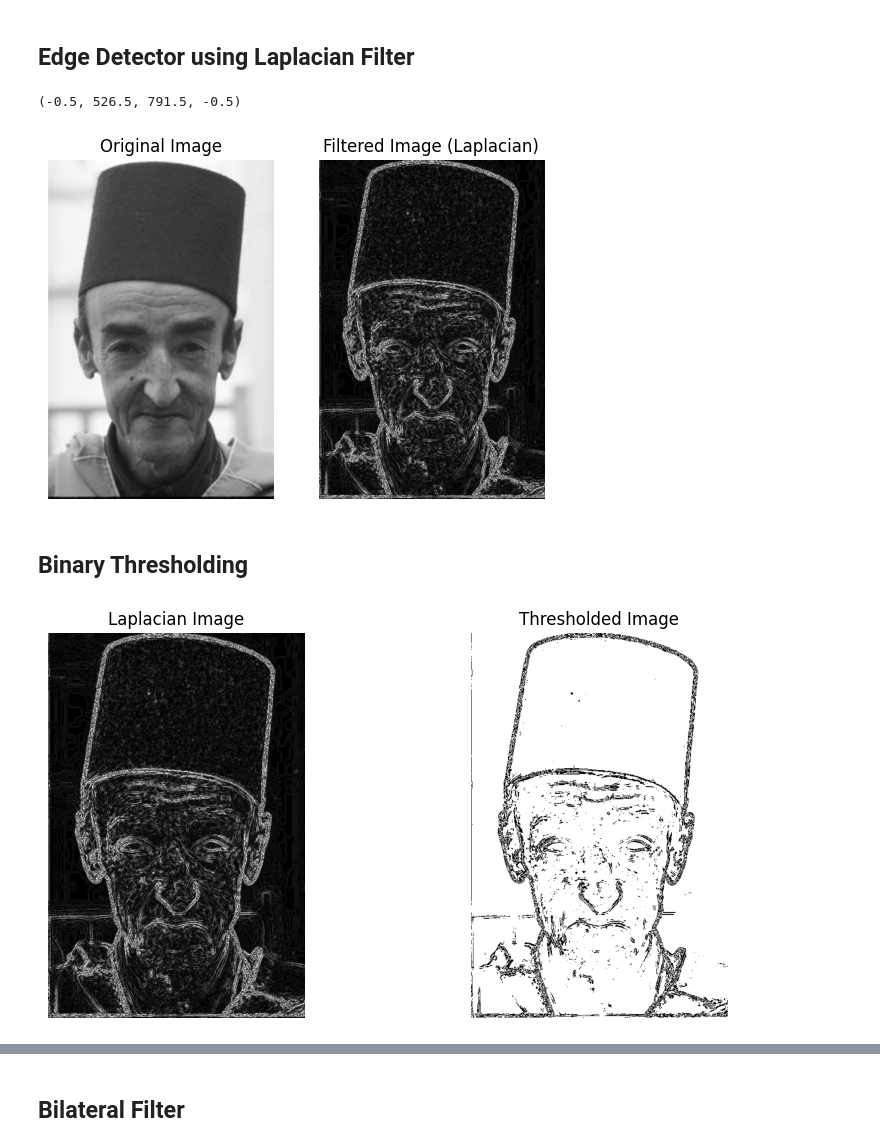
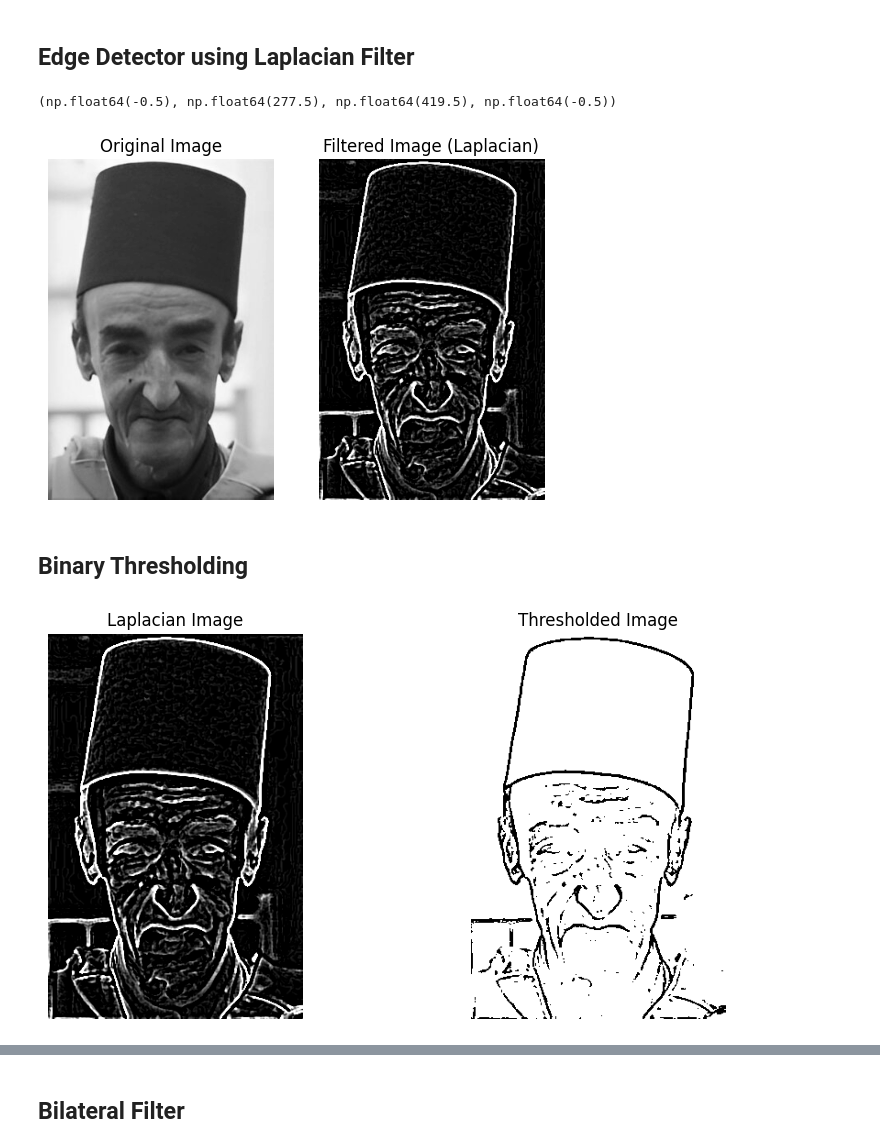
Before and after one commit to shadyalattarr/Computer-Vision-Assignment-1, a Jupyter notebook: Cartooniffier.ipynb, the cells around one changed output, grey strips where cells are left out. Cells and saved outputs as stored; diff of their text form; code cells hidden in the pictures.

```diff
--- a/Cartooniffier.ipynb
+++ b/Cartooniffier.ipynb
@@ -16,5 +16,5 @@ img_plt = plt.imread(r'images\\image.png')
 # %%
-img_cv2 = cv2.imread(r'images\\image.png')
+img_cv2 = cv2.imread(r'images\\old_guy_v3.jpg')
 # %%
 plt.imshow(img_plt)
 plt.axis('off')
@@ -123,8 +119,12 @@ Standard deviation 72.4253
+# %%
+median_kernel = 5 #5
+laplacian_kernel = 5 #5
+threshold = 150 #150
 # %% [markdown]
 ## Noise Reduction using Median Filter
 # %%
 # median
-median_img = cv2.medianBlur(gray_img, 7)
+median_img = cv2.medianBlur(gray_img, median_kernel)
 
 # Display the images
 # original gray image
@@ -147,9 +158,9 @@ plt.show()
 # laplacian
 # cv2.Laplacian(src, ddepth, ksize=1, scale=1, delta=0, borderType=cv2.BORDER_DEFAULT)
 
-laplacian_img = cv2.Laplacian(median_img , cv2.CV_64F, ksize=5)  # cv2.CV_64F is a signed float64
+laplacian_img = cv2.Laplacian(median_img , -1, ksize=laplacian_kernel)  # data type is same if -1
 
-laplacian_img = np.uint8(np.absolute(laplacian_img)) # convert to unsigned int to display it correctly
+# laplacian_img = np.uint8(np.absolute(laplacian_img)) # convert to unsigned int to display it correctly
 # since cv2.imshow() expects uint8 images
 
 # plt.figure(figsize=(10, 5))
@@ -164,26 +175,26 @@ plt.imshow(laplacian_img, cmap='gray')
 plt.title("Filtered Image (Laplacian)")
 plt.axis('off')
 # %% [output]
-(-0.5, 526.5, 791.5, -0.5)
+(np.float64(-0.5), np.float64(277.5), np.float64(419.5), np.float64(-0.5))
-[figure, old version]
+[figure, new version]
 # %% [markdown]
 ## Binary Thresholding
 # %%
 #_, thresh_img = cv2.threshold(src, thresh, maxval, type)
-_, thresh_img = cv2.threshold(laplacian_img, 100, 255, cv2.THRESH_BINARY)
+_, thresh_img = cv2.threshold(laplacian_img, threshold, 255, cv2.THRESH_BINARY) # cv2.THRESH_BINARY_INV
 thresh_img = cv2.bitwise_not(thresh_img) # invert the image
 
 plt.figure(figsize=(10, 5))
 # laplacian image
 plt.subplot(1, 2, 1)
 plt.imshow(laplacian_img, cmap='gray')
 plt.title("Laplacian Image")
 plt.axis('off')
 #image after thresholding
 plt.subplot(1, 2, 2)
 plt.imshow(thresh_img, cmap='gray')
 plt.title("Thresholded Image")
 plt.axis('off')
 plt.show()
 # %% [output]
-[figure, old version]
+[figure, new version]
```
Also changed, not shown: parts of 25 cells of this notebook, 3 other files.
